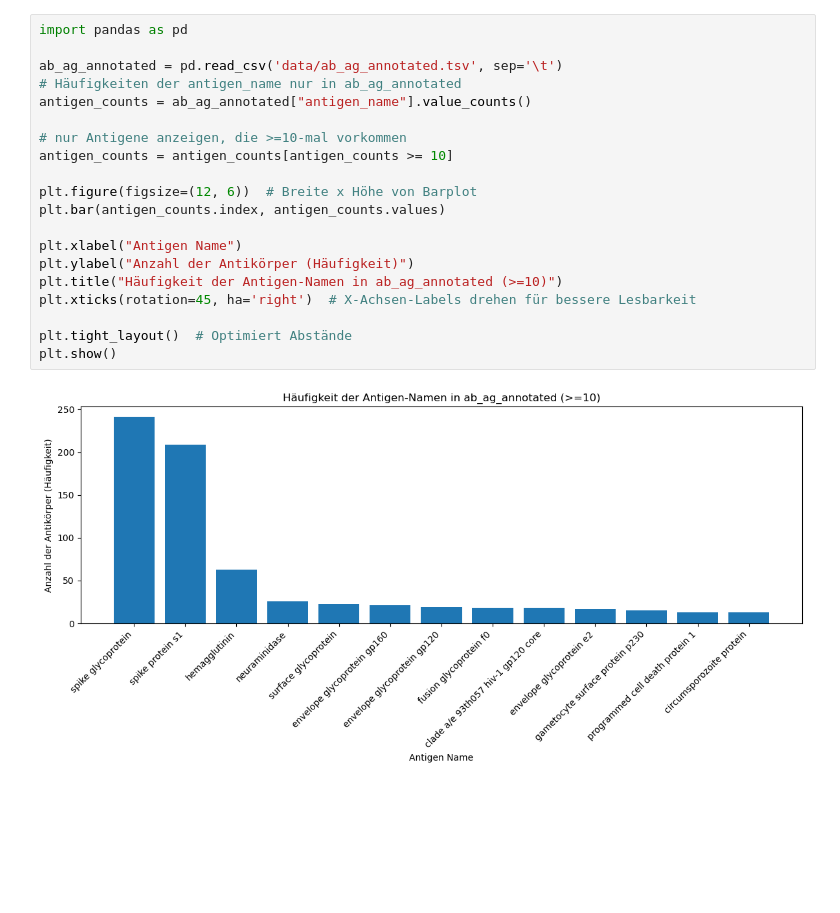
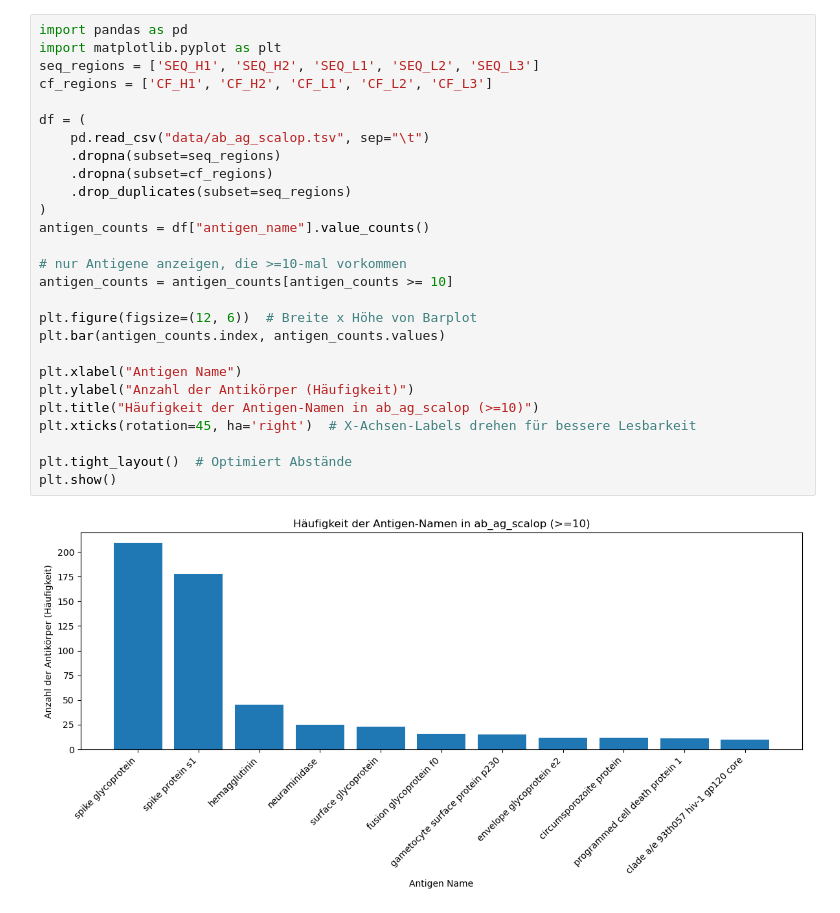
Before and after one commit to datascience-2025-group4/group04-team04, a Jupyter notebook: data_exploration/data_exploration.ipynb, the cells around one changed output. Cells and saved outputs as stored; diff of their text form; blank space fills up the shorter version.

Commit message:
data exploration aufgeräumt

```diff
--- a/data_exploration/data_exploration.ipynb
+++ b/data_exploration/data_exploration.ipynb
@@ -38,22 +1,29 @@ plt.show()
 # %%
 import pandas as pd
+import matplotlib.pyplot as plt
+seq_regions = ['SEQ_H1', 'SEQ_H2', 'SEQ_L1', 'SEQ_L2', 'SEQ_L3']
+cf_regions = ['CF_H1', 'CF_H2', 'CF_L1', 'CF_L2', 'CF_L3']
 
-ab_ag_annotated = pd.read_csv('data/ab_ag_annotated.tsv', sep='\t')
-# Häufigkeiten der antigen_name nur in ab_ag_annotated
-antigen_counts = ab_ag_annotated["antigen_name"].value_counts()
+df = (
+    pd.read_csv("data/ab_ag_scalop.tsv", sep="\t")
+    .dropna(subset=seq_regions)
+    .dropna(subset=cf_regions)
+    .drop_duplicates(subset=seq_regions)
+)
+antigen_counts = df["antigen_name"].value_counts()
 
 # nur Antigene anzeigen, die >=10-mal vorkommen
 antigen_counts = antigen_counts[antigen_counts >= 10]
 
 plt.figure(figsize=(12, 6))  # Breite x Höhe von Barplot
 plt.bar(antigen_counts.index, antigen_counts.values)
 
 plt.xlabel("Antigen Name")
 plt.ylabel("Anzahl der Antikörper (Häufigkeit)")
-plt.title("Häufigkeit der Antigen-Namen in ab_ag_annotated (>=10)")
+plt.title("Häufigkeit der Antigen-Namen in ab_ag_scalop (>=10)")
 plt.xticks(rotation=45, ha='right')  # X-Achsen-Labels drehen für bessere Lesbarkeit
 
 plt.tight_layout()  # Optimiert Abstände
 plt.show()
 # %% [output]
-[figure, old version]
+[figure, new version]
```
Also changed, not shown: parts of 1 cell of this notebook.
